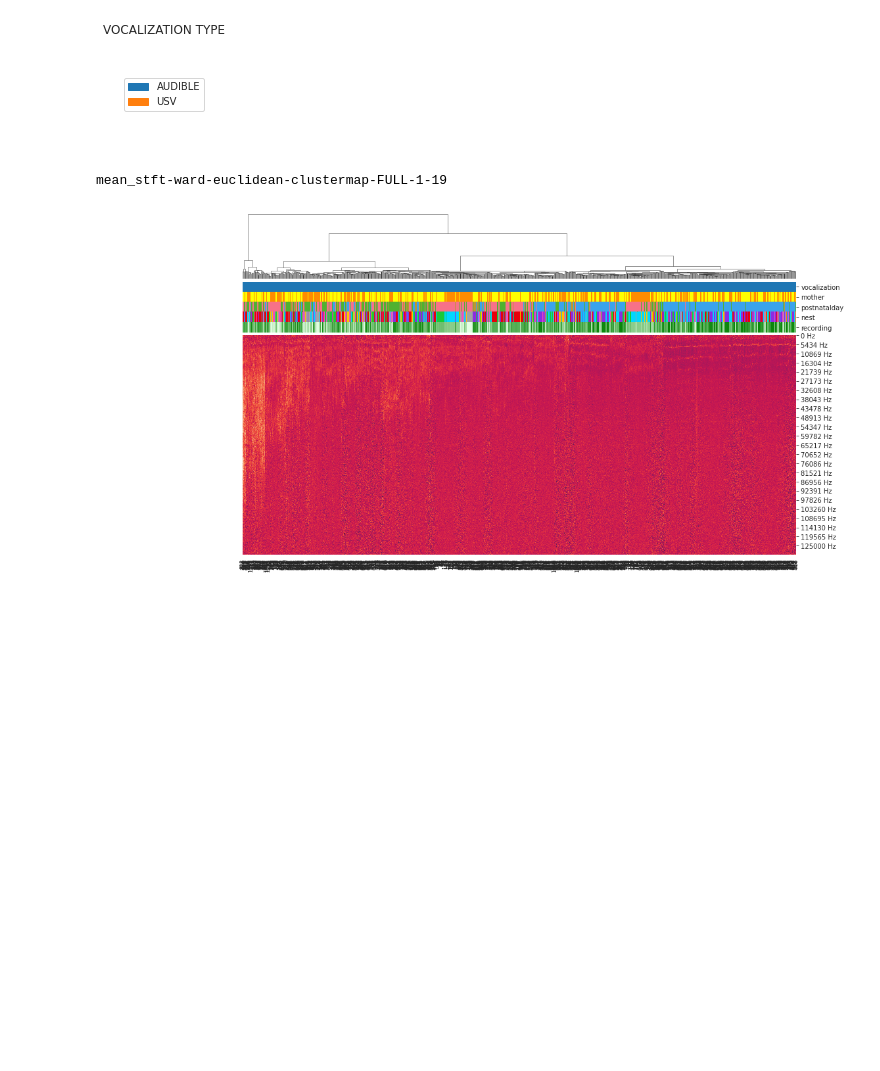
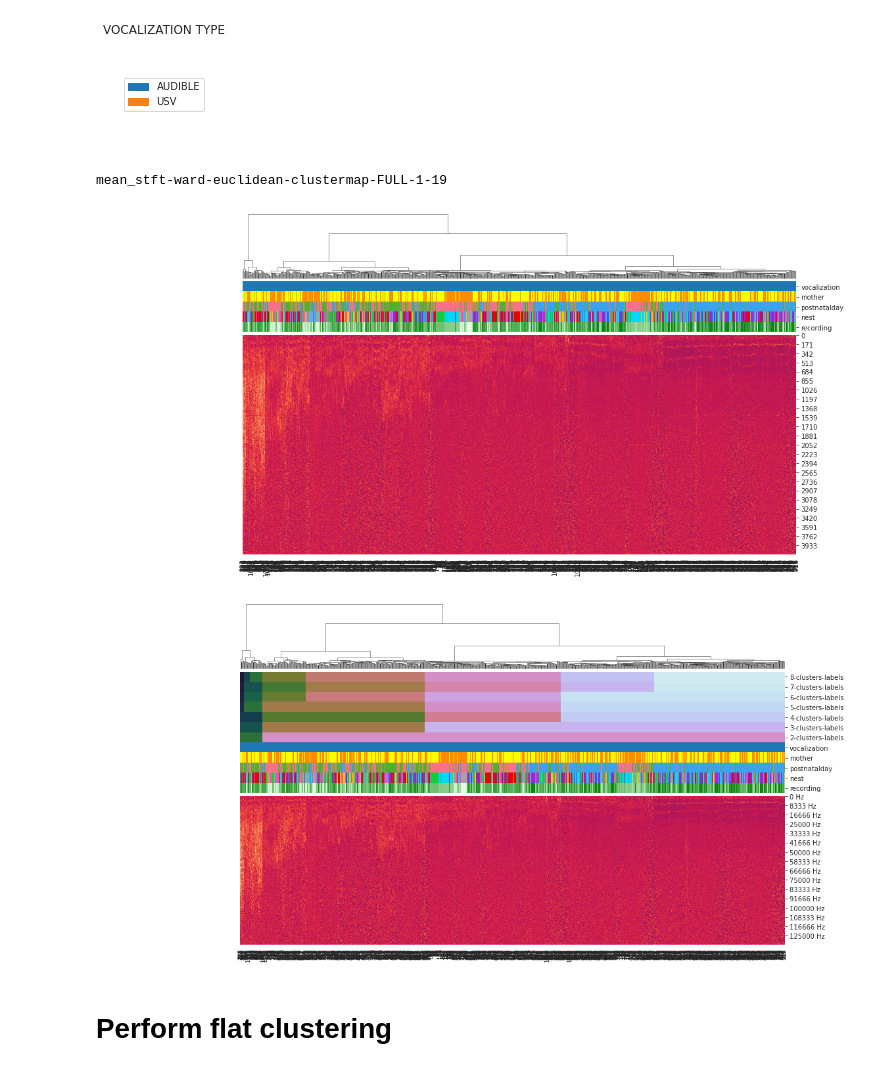
Before and after one commit to jimenaRL/usv-experiments, a Jupyter notebook: full-dataset/hierarchical-clustering-FULL-AUDIBLES.ipynb, the cells around one changed output. Cells and saved outputs as stored; diff of their text form; code cells hidden in the pictures; blank space fills up the shorter version.

```diff
--- a/full-dataset/hierarchical-clustering-FULL-AUDIBLES.ipynb
+++ b/full-dataset/hierarchical-clustering-FULL-AUDIBLES.ipynb
@@ -186,7 +186,36 @@ def get_ylabels(name, num):
     elif name == 'mfcc':
         return np.linspace(0, num, num=num, dtype=np.int)
 # %%
-def hcluster(X, method, metric, colors, feat):
+def hcluster(X, max_clusters, method, metric, colors, feat):
+
+    g = sns.clustermap(
+        pd.DataFrame(X),
+        method=method,
+        metric=metric,
+        standard_scale=None, # Max-0 scaling. Either 0 (rows) or 1 (columns) or None
+        z_score=0, # Whitening. Either 0 (by rows) or 1 (by columns) or None
+        row_cluster=False,
+        col_colors=colors,
+        center=None, # check what this is, looks different with 0
+        figsize=(16, 8),
+        cbar_pos=None,
+        xticklabels=1,
+        yticklabels='auto')
+
+
+    # linkage matrix
+    Z = g.dendrogram_col.linkage
+    for n in range(2, max_clusters+1):
+        clusters_assignations = sc.hierarchy.fcluster(Z, t=n, criterion='maxclust')
+        clusters = range(1, n+1)
+        dicc_clusters =  dict(zip(
+            clusters,
+            sns.color_palette("cubehelix", n)))
+        colors_clusters = pd.DataFrame(clusters_assignations)[0].map(dicc_clusters)
+
+        tmp_colors = [f'{n}-clusters-labels'] + colors.columns.tolist()
+        colors = pd.concat([colors_clusters, colors], axis=1)
+        colors.columns = tmp_colors
 
     g = sns.clustermap(
         pd.DataFrame(X),
@@ -222,22 +251,27 @@ def hcluster(X, method, metric, colors, feat):
 # %%
 # https://docs.scipy.org/doc/scipy/reference/spatial.distance.html
 # https://docs.scipy.org/doc/scipy/reference/cluster.hierarchy.html
 
 AFFINITIES = ["euclidean"]  # ["euclidean", "cosine",  "sqeuclidean", "cityblock"]
 LINKAGES = ["ward"]  # ["complete", "average", "single"] # ["ward"]
+FEATS = ['mean_stft']  # ['max_mfcc', 'mean_mfcc', 'mean_mel', 'max_mel', 'mean_stft', 'max_stft']
 
-FEATS = ['mean_stft']  # ['max_mfcc', 'mean_mfcc', 'mean_mel', 'max_mel', 'mean_stft', 'max_stft']
 
 for feat in FEATS:
     for linkage in LINKAGES:
         for metric in AFFINITIES:
 
             figtitle = f"{feat}-{linkage}-{metric}-clustermap-FULL-{VOCALIZATION}-{YEAR}"
             print(figtitle)
 
-            g = hcluster(feats[feat].T, linkage, metric, colors, feat)
-            g.savefig(os.path.join(RESULTS_FOLDER, f"{figtitle}.png"))
+            X = feats[feat].T
+
+            g = hcluster(X, 8, linkage, metric, colors, feat)
+            # g.savefig(os.path.join(RESULTS_FOLDER, f"{figtitle}.png"))
             #cluster_index = xlabels[g.dendrogram_col.reordered_ind]
 # %% [output]
 mean_stft-ward-euclidean-clustermap-FULL-1-19
-[figure, old version]
+[figure, new version]
+[figure, added]
+# %% [markdown]
+# Perform flat clustering
```
Also changed, not shown: parts of 7 cells of this notebook, 7 other files.
